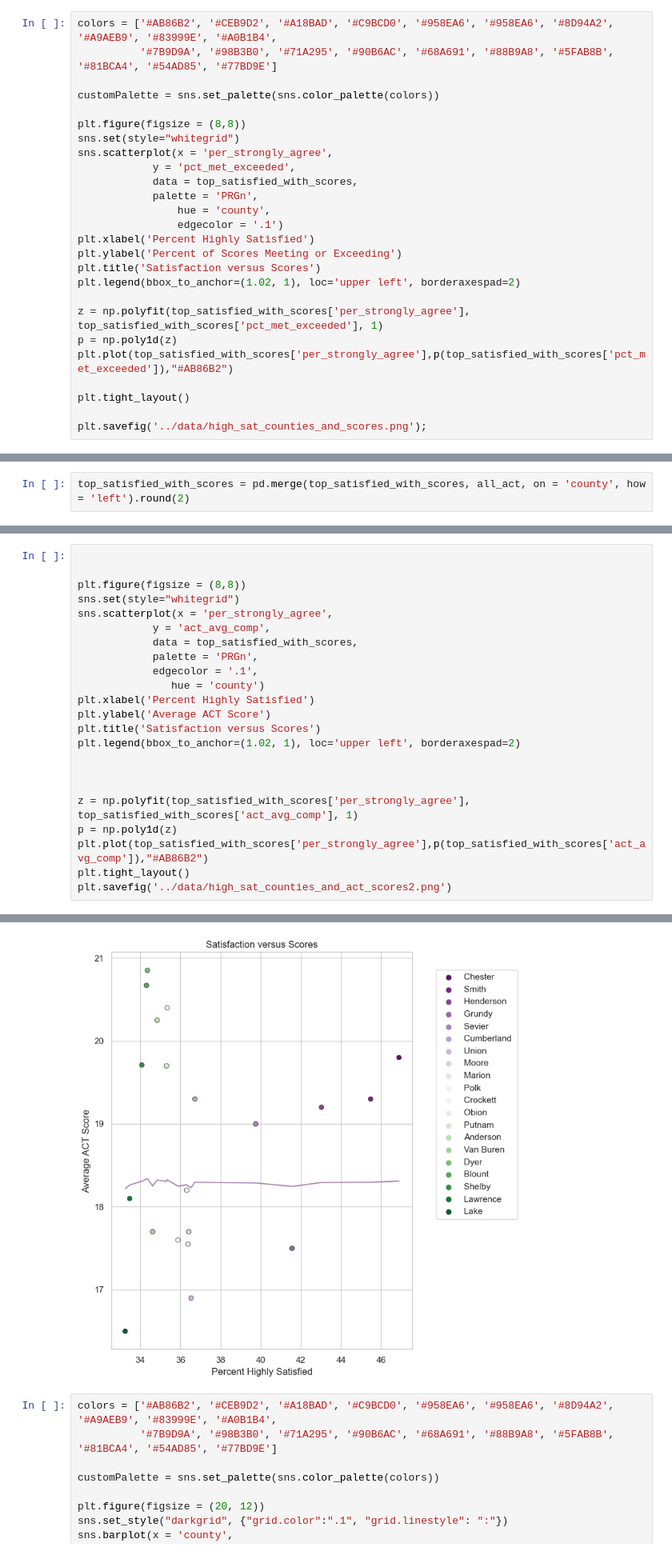
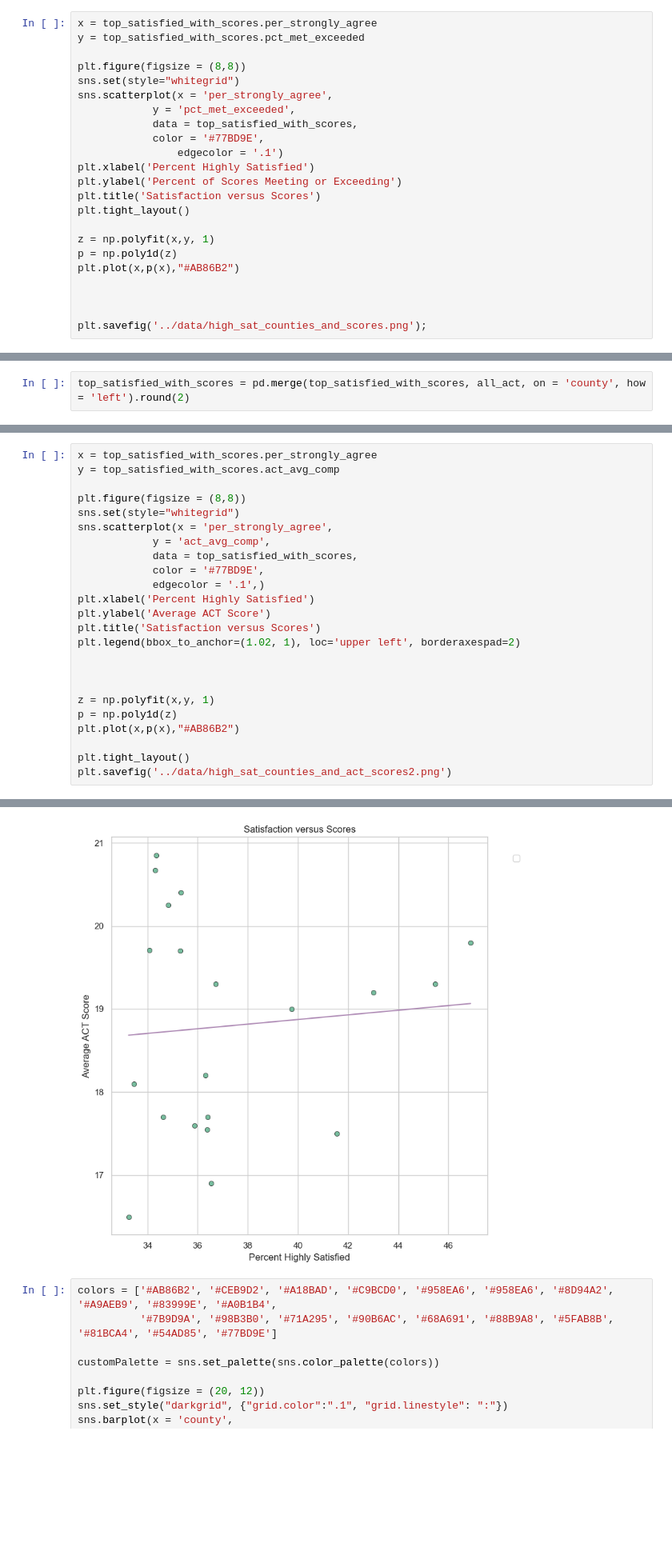
Before and after one commit to JenHall82/jen_capstone, a Jupyter notebook: notebooks/jen_capstone.ipynb, the cells around one changed output, grey strips where cells are left out. Shown at 80% size. Cells and saved outputs as stored; diff of their text form; blank space fills up the shorter version.

```diff
--- a/notebooks/jen_capstone.ipynb
+++ b/notebooks/jen_capstone.ipynb
@@ -835,29 +806,26 @@ plt.savefig('../data/high_sat_counties.png', bbox_inches="tight");
 # %% [output]
 [figure]
 # %%
-colors = ['#AB86B2', '#CEB9D2', '#A18BAD', '#C9BCD0', '#958EA6', '#958EA6', '#8D94A2', '#A9AEB9', '#83999E', '#A0B1B4',
-          '#7B9D9A', '#98B3B0', '#71A295', '#90B6AC', '#68A691', '#88B9A8', '#5FAB8B', '#81BCA4', '#54AD85', '#77BD9E']
-
-customPalette = sns.set_palette(sns.color_palette(colors))
+x = top_satisfied_with_scores.per_strongly_agree
+y = top_satisfied_with_scores.pct_met_exceeded
 
 plt.figure(figsize = (8,8))
 sns.set(style="whitegrid")
 sns.scatterplot(x = 'per_strongly_agree',
             y = 'pct_met_exceeded',
             data = top_satisfied_with_scores,
-            palette = 'PRGn',
-                hue = 'county',
+            color = '#77BD9E',
                 edgecolor = '.1')
 plt.xlabel('Percent Highly Satisfied')
 plt.ylabel('Percent of Scores Meeting or Exceeding')
 plt.title('Satisfaction versus Scores')
-plt.legend(bbox_to_anchor=(1.02, 1), loc='upper left', borderaxespad=2)
-
-z = np.polyfit(top_satisfied_with_scores['per_strongly_agree'], top_satisfied_with_scores['pct_met_exceeded'], 1)
-p = np.poly1d(z)
-plt.plot(top_satisfied_with_scores['per_strongly_agree'],p(top_satisfied_with_scores['pct_met_exceeded']),"#AB86B2")
-
 plt.tight_layout()
 
+z = np.polyfit(x,y, 1)
+p = np.poly1d(z)
+plt.plot(x,p(x),"#AB86B2")
+
+
+
 plt.savefig('../data/high_sat_counties_and_scores.png');
 # %% [output]
@@ -1099,16 +1065,16 @@ plt.savefig('../data/high_sat_counties_and_act_scores.png');
 # %% [output]
 [figure]
 # %%
-
+x = top_satisfied_with_scores.per_strongly_agree
+y = top_satisfied_with_scores.act_avg_comp
 
 plt.figure(figsize = (8,8))
 sns.set(style="whitegrid")
 sns.scatterplot(x = 'per_strongly_agree',
             y = 'act_avg_comp',
             data = top_satisfied_with_scores,
-            palette = 'PRGn',
-            edgecolor = '.1',
-               hue = 'county')
+            color = '#77BD9E',
+            edgecolor = '.1',)
 plt.xlabel('Percent Highly Satisfied')
 plt.ylabel('Average ACT Score')
 plt.title('Satisfaction versus Scores')
@@ -1116,9 +1082,10 @@ plt.legend(bbox_to_anchor=(1.02, 1), loc='upper left', borderaxespad=2)
 
 
 
-z = np.polyfit(top_satisfied_with_scores['per_strongly_agree'], top_satisfied_with_scores['act_avg_comp'], 1)
+z = np.polyfit(x,y, 1)
 p = np.poly1d(z)
-plt.plot(top_satisfied_with_scores['per_strongly_agree'],p(top_satisfied_with_scores['act_avg_comp']),"#AB86B2")
+plt.plot(x,p(x),"#AB86B2")
+
 plt.tight_layout()
 plt.savefig('../data/high_sat_counties_and_act_scores2.png')
 # %% [output]
@@ -1125,4 +1093,4 @@ plt.savefig('../data/high_sat_counties_and_act_scores2.png')
-[figure, old version]
+[figure, new version]
 # %%
 colors = ['#AB86B2', '#CEB9D2', '#A18BAD', '#C9BCD0', '#958EA6', '#958EA6', '#8D94A2', '#A9AEB9', '#83999E', '#A0B1B4',
           '#7B9D9A', '#98B3B0', '#71A295', '#90B6AC', '#68A691', '#88B9A8', '#5FAB8B', '#81BCA4', '#54AD85', '#77BD9E']
```
Also changed, not shown: parts of 8 cells of this notebook, 3 other files.
